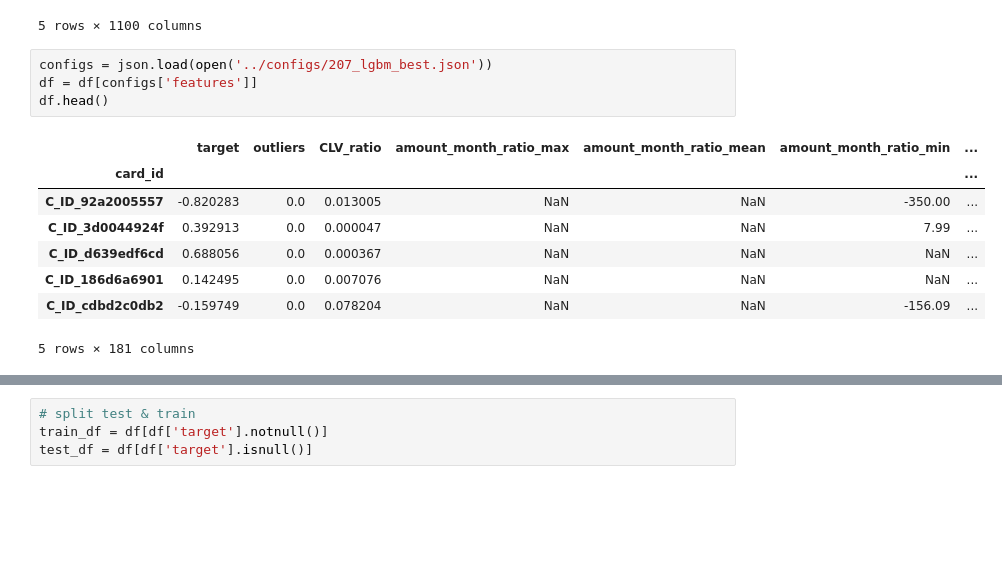
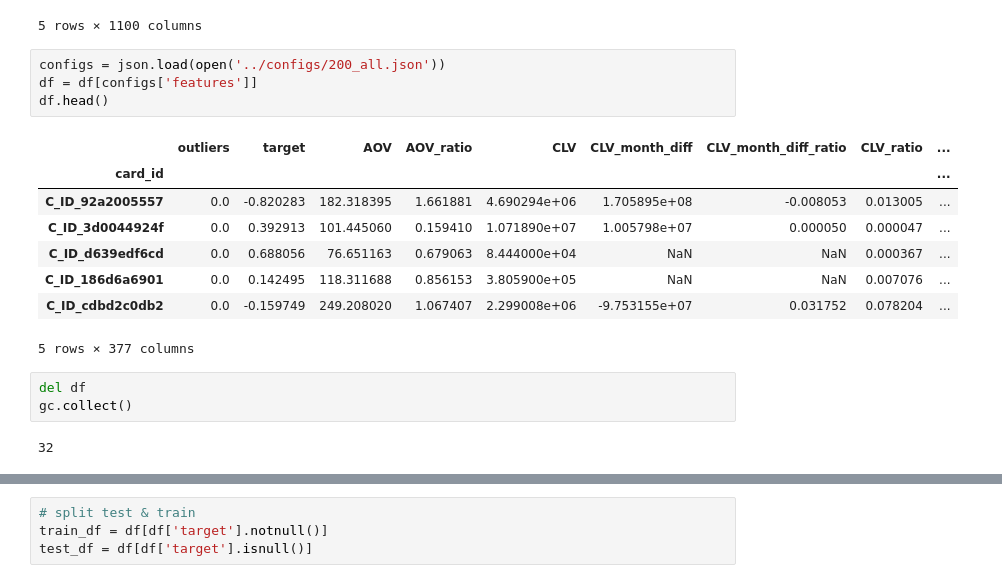
Before and after one commit to MitsuruFujiwara/Elo-Merchant-Category-Recommendation, a Jupyter notebook: src/902_corr_check.ipynb, the cells around one changed output, grey strips where cells are left out. Saved outputs shown, nothing was run; the diff lists cells and outputs as text; blank space fills up the shorter version.

```diff
--- a/src/902_corr_check.ipynb
+++ b/src/902_corr_check.ipynb
@@ -27,18 +27,23 @@ df.head()
 | C_ID_cdbd2c0db2 | 249.208020 | 1.067407 | 2.299008e+06 | -9.753155e+07 | 0.031752 | 0.078204 | 61.856099 | ... |
 5 rows × 1100 columns
 # %%
-configs = json.load(open('../configs/207_lgbm_best.json'))
+configs = json.load(open('../configs/200_all.json'))
 df = df[configs['features']]
 df.head()
 # %% [output]
-|  | target | outliers | CLV_ratio | amount_month_ratio_max | amount_month_ratio_mean | amount_month_ratio_min | ... |
-| card_id |  |  |  |  |  |  | ... |
-| C_ID_92a2005557 | -0.820283 | 0.0 | 0.013005 | NaN | NaN | -350.00 | ... |
-| C_ID_3d0044924f | 0.392913 | 0.0 | 0.000047 | NaN | NaN | 7.99 | ... |
-| C_ID_d639edf6cd | 0.688056 | 0.0 | 0.000367 | NaN | NaN | NaN | ... |
-| C_ID_186d6a6901 | 0.142495 | 0.0 | 0.007076 | NaN | NaN | NaN | ... |
-| C_ID_cdbd2c0db2 | -0.159749 | 0.0 | 0.078204 | NaN | NaN | -156.09 | ... |
+|  | outliers | target | AOV | AOV_ratio | CLV | CLV_month_diff | CLV_month_diff_ratio | CLV_ratio | ... |
+| card_id |  |  |  |  |  |  |  |  | ... |
+| C_ID_92a2005557 | 0.0 | -0.820283 | 182.318395 | 1.661881 | 4.690294e+06 | 1.705895e+08 | -0.008053 | 0.013005 | ... |
+| C_ID_3d0044924f | 0.0 | 0.392913 | 101.445060 | 0.159410 | 1.071890e+07 | 1.005798e+07 | 0.000050 | 0.000047 | ... |
+| C_ID_d639edf6cd | 0.0 | 0.688056 | 76.651163 | 0.679063 | 8.444000e+04 | NaN | NaN | 0.000367 | ... |
+| C_ID_186d6a6901 | 0.0 | 0.142495 | 118.311688 | 0.856153 | 3.805900e+05 | NaN | NaN | 0.007076 | ... |
+| C_ID_cdbd2c0db2 | 0.0 | -0.159749 | 249.208020 | 1.067407 | 2.299008e+06 | -9.753155e+07 | 0.031752 | 0.078204 | ... |
-5 rows × 181 columns
+5 rows × 377 columns
+# %%
+del df
+gc.collect()
+# %% [output]
+32
 # %%
 corr = df.corr()
 corr.to_csv('../output/corr.csv')
```
Also changed, not shown: parts of 5 cells of this notebook, 16 other files.
